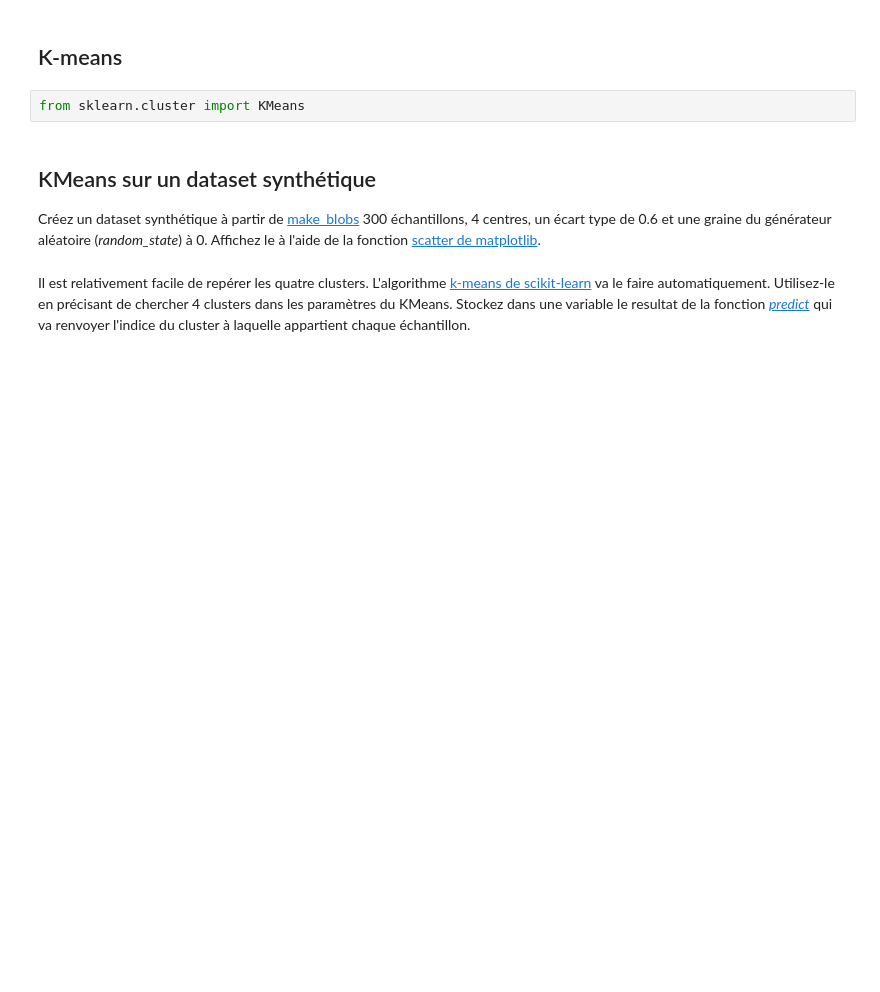
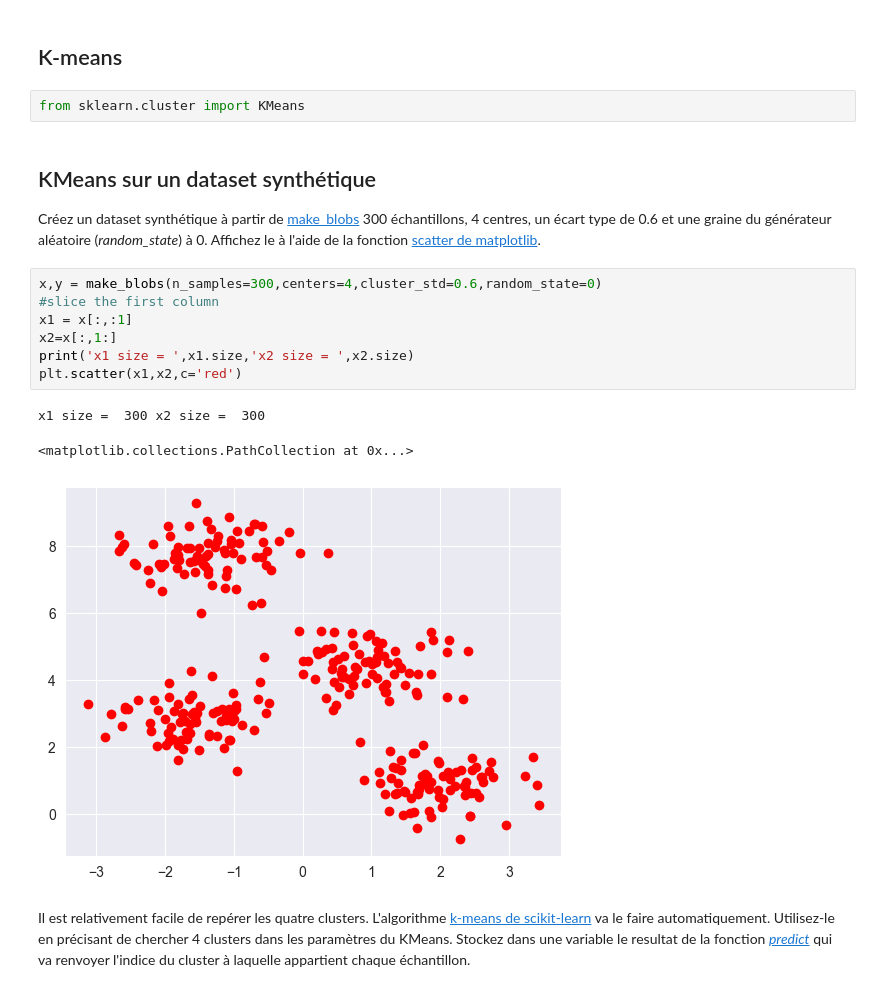
Before and after one commit to Saleheddin/AData, a Jupyter notebook: Source/tp2.ipynb, the cells around one changed output. Drawn from its saved outputs; the diff is of its cells as text; blank space fills up the shorter version.

```diff
--- a/Source/tp2.ipynb
+++ b/Source/tp2.ipynb
@@ -13,6 +15,17 @@ from sklearn.cluster import KMeans
 ## KMeans sur un dataset synthétique
 Créez un dataset synthétique à partir de [make_blobs](https://scikit-learn.org/stable/modules/generated/sklearn.datasets.make_blobs.html) 300 échantillons, 4 centres, un écart type de 0.6 et une graine du générateur aléatoire (*random_state*) à 0.
 Affichez le à l'aide de la fonction [scatter de matplotlib](https://matplotlib.org/stable/api/_as_gen/matplotlib.pyplot.scatter.html).
+# %%
+x,y = make_blobs(n_samples=300,centers=4,cluster_std=0.6,random_state=0)
+#slice the first column
+x1 = x[:,:1]
+x2=x[:,1:]
+print('x1 size = ',x1.size,'x2 size = ',x2.size)
+plt.scatter(x1,x2,c='red')
+# %% [output]
+x1 size =  300 x2 size =  300
+<matplotlib.collections.PathCollection at 0x...>
+[figure, added]
 # %% [markdown]
 Il est relativement facile de repérer les quatre clusters. L'algorithme [k-means de scikit-learn](https://scikit-learn.org/stable/modules/generated/sklearn.cluster.KMeans.html#sklearn.cluster.KMeans) va le faire automatiquement. Utilisez-le en précisant de chercher 4 clusters dans les paramètres du KMeans.
 Stockez dans une variable le resultat de la fonction [*predict*](https://scikit-learn.org/stable/modules/generated/sklearn.cluster.KMeans.html#sklearn.cluster.KMeans.predict) qui va renvoyer l'indice du cluster à laquelle appartient chaque échantillon.
```
Also changed, not shown: parts of 9 cells of this notebook.
